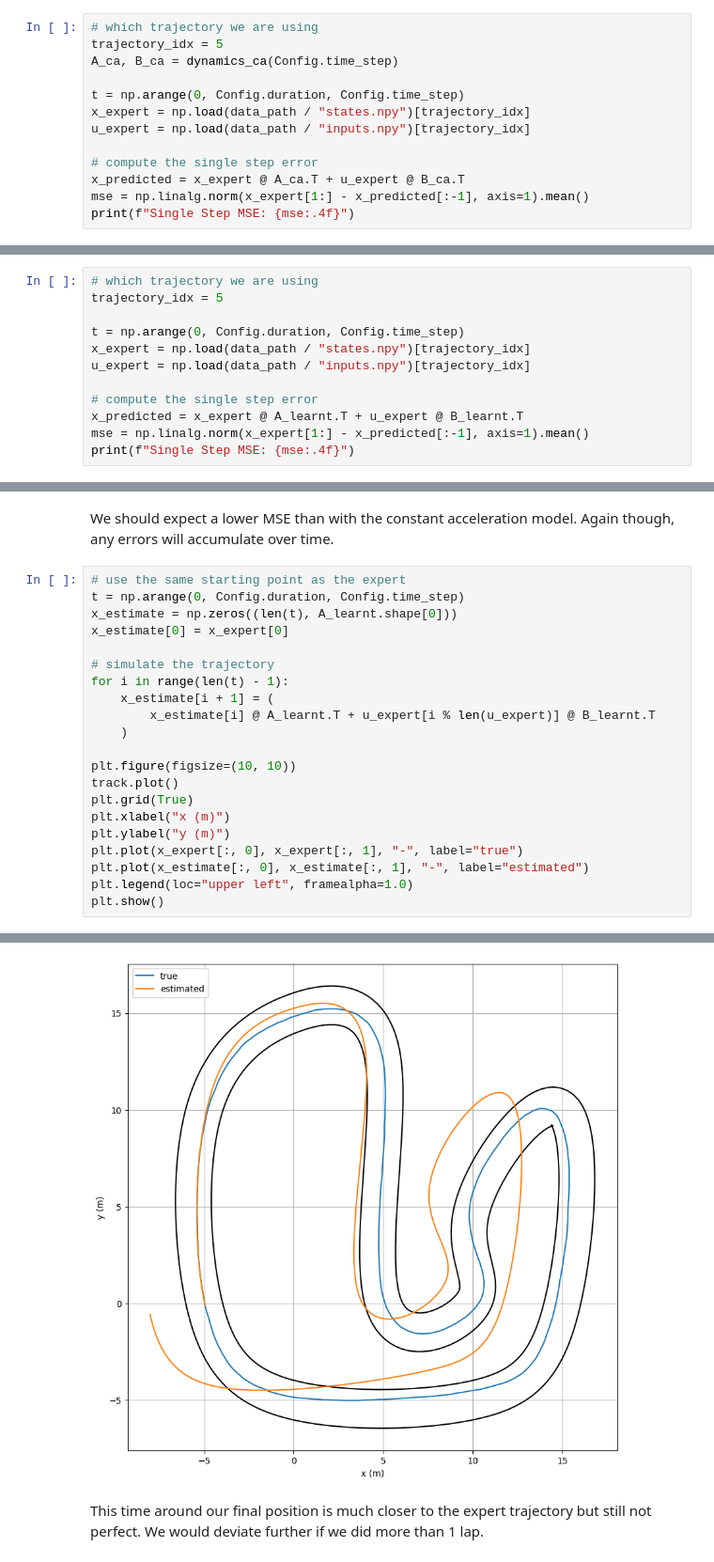
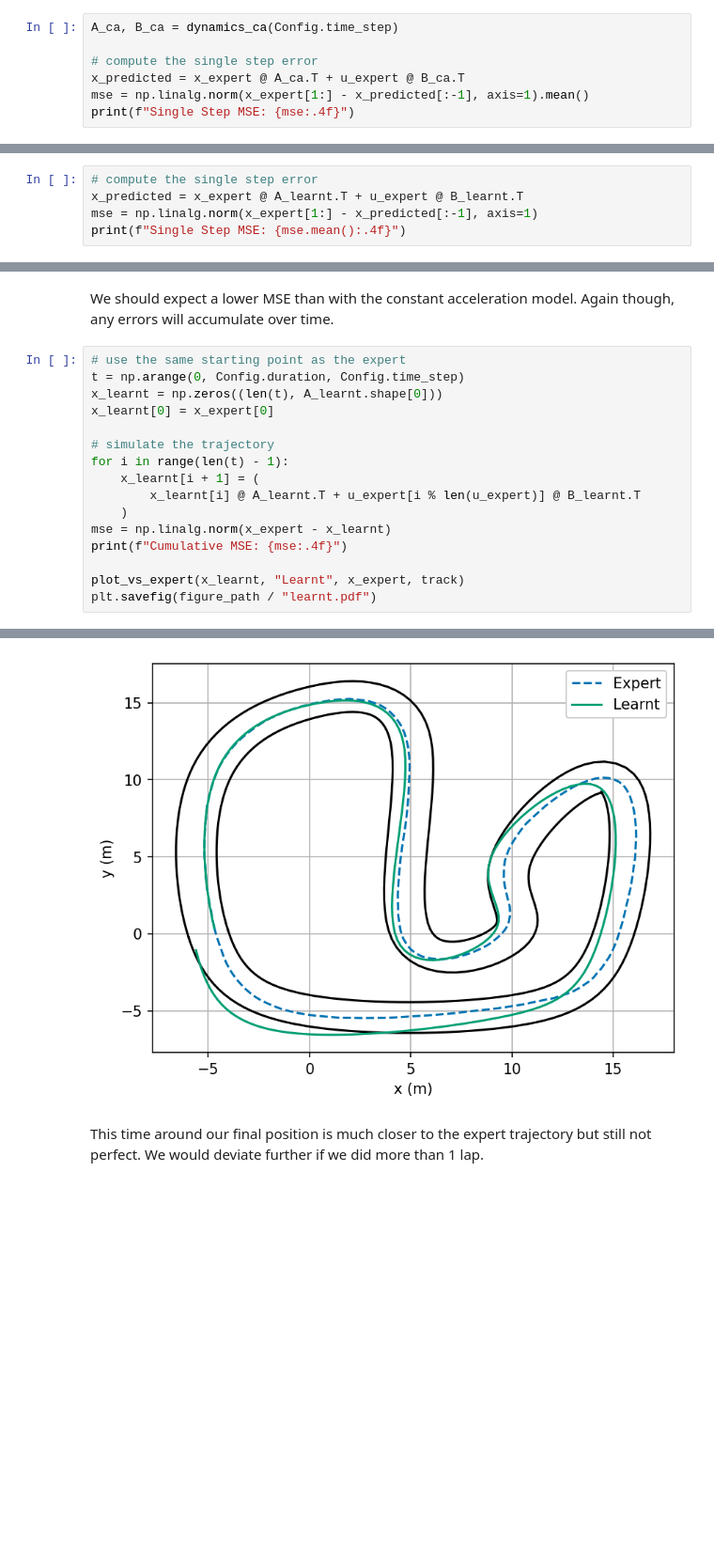
Before and after one commit to Damowerko/ese200, a Jupyter notebook: dynamical_systems.ipynb, the cells around one changed output, grey strips where cells are left out. Shown at 94% size. Drawn from its saved outputs; the diff is of its cells as text; blank space fills up the shorter version.

```diff
--- a/dynamical_systems.ipynb
+++ b/dynamical_systems.ipynb
@@ -36,13 +50,7 @@ for x_ in x_expert:
 # %% [markdown]
 Let's try see how well the constant acceleration model reflects the behaviour above.
 # %%
-# which trajectory we are using
-trajectory_idx = 5
 A_ca, B_ca = dynamics_ca(Config.time_step)
-
-t = np.arange(0, Config.duration, Config.time_step)
-x_expert = np.load(data_path / "states.npy")[trajectory_idx]
-u_expert = np.load(data_path / "inputs.npy")[trajectory_idx]
 
 # compute the single step error
 x_predicted = x_expert @ A_ca.T + u_expert @ B_ca.T
@@ -125,15 +151,8 @@ B =
 # %% [markdown]
 Like with the CA model, let's compute the single step squared error.
 # %%
-# which trajectory we are using
-trajectory_idx = 5
-
-t = np.arange(0, Config.duration, Config.time_step)
-x_expert = np.load(data_path / "states.npy")[trajectory_idx]
-u_expert = np.load(data_path / "inputs.npy")[trajectory_idx]
-
 # compute the single step error
 x_predicted = x_expert @ A_learnt.T + u_expert @ B_learnt.T
-mse = np.linalg.norm(x_expert[1:] - x_predicted[:-1], axis=1).mean()
-print(f"Single Step MSE: {mse:.4f}")
+mse = np.linalg.norm(x_expert[1:] - x_predicted[:-1], axis=1)
+print(f"Single Step MSE: {mse.mean():.4f}")
 # %% [output]
@@ -143,22 +162,17 @@ We should expect a lower MSE than with the constant acceleration model. Again th
 # %%
 # use the same starting point as the expert
 t = np.arange(0, Config.duration, Config.time_step)
-x_estimate = np.zeros((len(t), A_learnt.shape[0]))
-x_estimate[0] = x_expert[0]
+x_learnt = np.zeros((len(t), A_learnt.shape[0]))
+x_learnt[0] = x_expert[0]
 
 # simulate the trajectory
 for i in range(len(t) - 1):
-    x_estimate[i + 1] = (
-        x_estimate[i] @ A_learnt.T + u_expert[i % len(u_expert)] @ B_learnt.T
+    x_learnt[i + 1] = (
+        x_learnt[i] @ A_learnt.T + u_expert[i % len(u_expert)] @ B_learnt.T
     )
+mse = np.linalg.norm(x_expert - x_learnt)
+print(f"Cumulative MSE: {mse:.4f}")
 
-plt.figure(figsize=(10, 10))
-track.plot()
-plt.grid(True)
-plt.xlabel("x (m)")
-plt.ylabel("y (m)")
-plt.plot(x_expert[:, 0], x_expert[:, 1], "-", label="true")
-plt.plot(x_estimate[:, 0], x_estimate[:, 1], "-", label="estimated")
-plt.legend(loc="upper left", framealpha=1.0)
-plt.show()
+plot_vs_expert(x_learnt, "Learnt", x_expert, track)
+plt.savefig(figure_path / "learnt.pdf")
 # %% [output]
@@ -165,4 +180,4 @@ plt.show()
-[figure, old version]
+[figure, new version]
 # %% [markdown]
 This time around our final position is much closer to the expert trajectory but still not perfect. We would deviate further if we did more than 1 lap.
 # %% [markdown]
```
Also changed, not shown: parts of 17 cells of this notebook, 5 other files.
